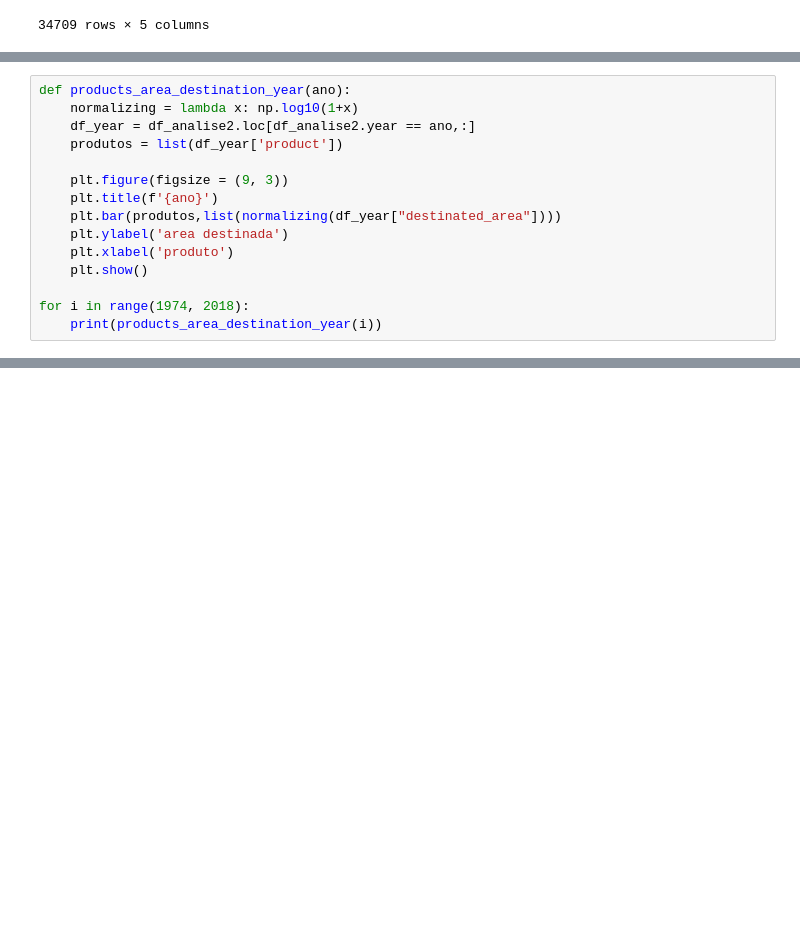
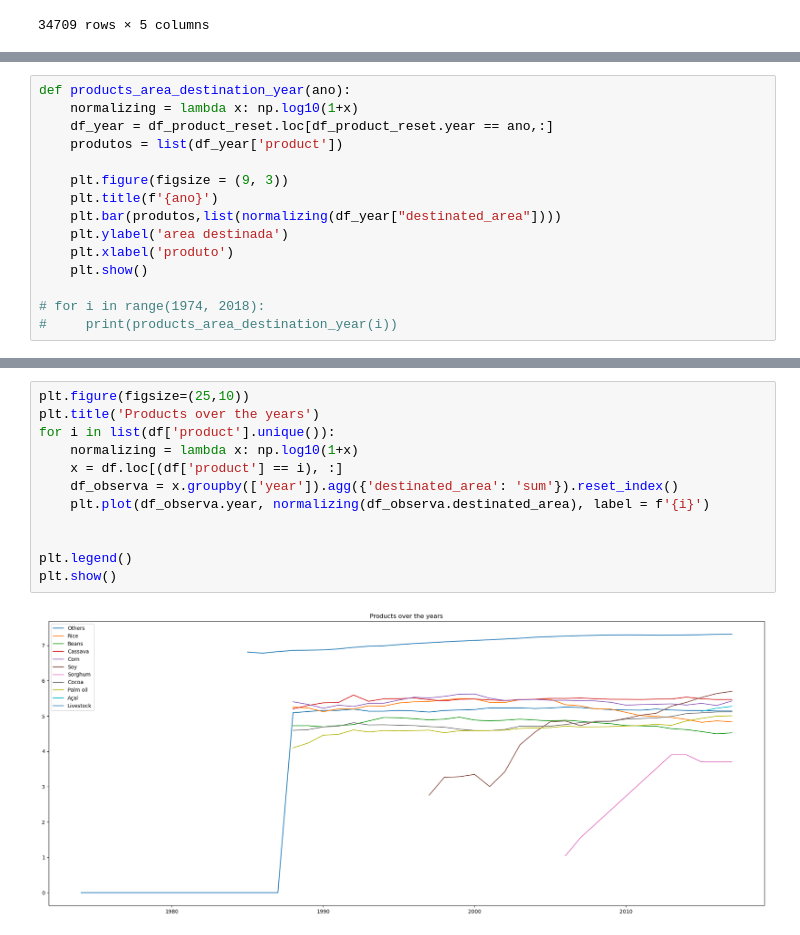
Before and after one commit to RicardoMourao-py/Bain, a Jupyter notebook: inicio.ipynb, the cells around one changed output, grey strips where cells are left out. Cells and saved outputs as stored; diff of their text form; blank space fills up the shorter version.

```diff
--- a/inicio.ipynb
+++ b/inicio.ipynb
@@ -341,7 +333,7 @@ df_analise2
 # %%
 def products_area_destination_year(ano):
     normalizing = lambda x: np.log10(1+x)
-    df_year = df_analise2.loc[df_analise2.year == ano,:]
+    df_year = df_product_reset.loc[df_product_reset.year == ano,:]
     produtos = list(df_year['product'])
 
     plt.figure(figsize = (9, 3))
@@ -351,5 +343,5 @@ def products_area_destination_year(ano):
     plt.xlabel('produto')
     plt.show()
 
-for i in range(1974, 2018):
-    print(products_area_destination_year(i))
+# for i in range(1974, 2018):
+#     print(products_area_destination_year(i))
@@ -404,0 +478,14 @@ df.head(50)
+# %%
+plt.figure(figsize=(25,10))
+plt.title('Products over the years')
+for i in list(df['product'].unique()):
+    normalizing = lambda x: np.log10(1+x)
+    x = df.loc[(df['product'] == i), :]
+    df_observa = x.groupby(['year']).agg({'destinated_area': 'sum'}).reset_index()
+    plt.plot(df_observa.year, normalizing(df_observa.destinated_area), label = f'{i}')
+
+
+plt.legend()
+plt.show()
+# %% [output]
+[figure, added]
```
Also changed, not shown: parts of 30 cells of this notebook.
